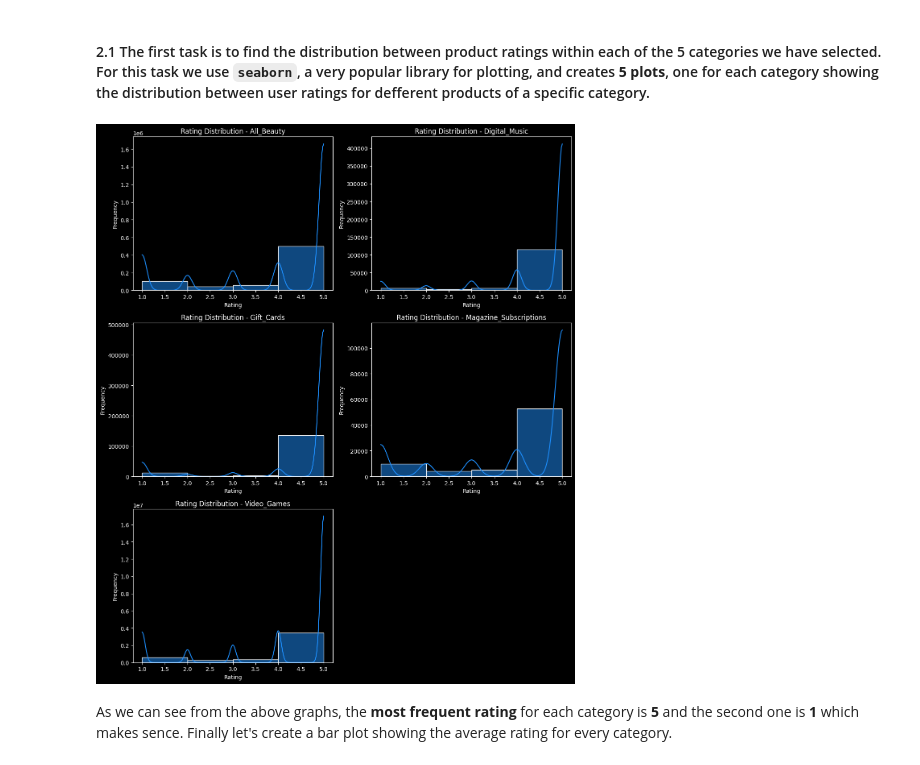
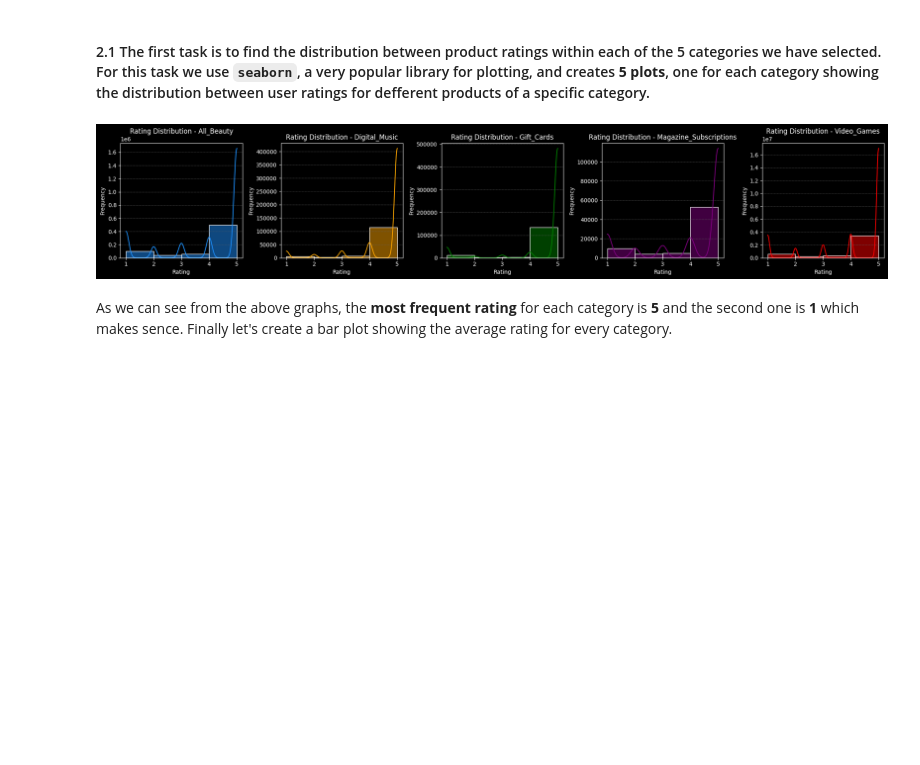
Before and after one commit to AntonisZks/Data-Mining, a Jupyter notebook: Notebooks/data_mining_assignment.ipynb, the cells around one changed output. Cells and saved outputs as stored; diff of their text form; code cells hidden in the pictures; blank space fills up the shorter version.

```diff
--- a/Notebooks/data_mining_assignment.ipynb
+++ b/Notebooks/data_mining_assignment.ipynb
@@ -301,7 +301,10 @@ def handle_missing_values(dataframe):
     # Fill 'bought_together' with empty list
     dataframe['bought_together'] = dataframe['bought_together'].fillna("[]")
 
-    # Fill 'subtitle' with empty string
+    # Fill 'title' with empty string
+    dataframe['title'] = dataframe['title'].fillna("")
+
+    # Fill 'subtitle' with empty strings
     dataframe['subtitle'] = dataframe['subtitle'].fillna("")
 
     # Fill 'author' with empty string
@@ -479,6 +482,7 @@ import time
 output_file_path = "../data/processed/"
 if os.path.exists(output_file_path):
     print(f"Data are already processed and stored in {output_file_path}.")
+    dataframes = load_csv_files(categories, data_path=output_file_path)
 else:
     print("Pre-processing started")
     os.makedirs(output_file_path)
@@ -544,26 +544,28 @@ In this section we will perform some **Exploratory Data Analysis** (EDA) by crea
 # %%
 import matplotlib.pyplot as plt
 import seaborn as sns
 
 # Create a histogram for the rating distribution of each category
-fig, axes = plt.subplots(3, 2, figsize=(12, 14))
+colors = ['dodgerblue', 'orange', 'green', 'purple', 'red']
+fig, axes = plt.subplots(1, 5, figsize=(20, 4))
 axes = axes.flatten()
 
 # Plot the rating distribution for each category
 for i, category in enumerate(categories):
-    sns.histplot(dataframes['review'][category]['rating'], bins=4, kde=True, ax=axes[i], color='dodgerblue', stat='frequency')
+    sns.histplot(dataframes['review'][category]['rating'], bins=4, kde=True, ax=axes[i], color=colors[i], stat='frequency')
     axes[i].set_title(f"Rating Distribution - {category}")
     axes[i].set_xlabel("Rating")
     axes[i].set_ylabel("Frequency")
+    axes[i].grid(axis='y', color='dimgray', linestyle='dashed', linewidth=0.5)
 
 # Hide any unused subplot axes
 for j in range(len(categories), len(axes)):
     axes[j].axis('off')
 
 plt.tight_layout()
 plt.show()
 # %% [output]
-[figure, old version]
+[figure, new version]
 # %% [markdown]
 As we can see from the above graphs, the **most frequent rating** for each category is **5** and the second one is **1** which makes sence. Finally let's create a bar plot showing the average rating for every category.
 # %%
```
Also changed, not shown: parts of 11 cells of this notebook.
